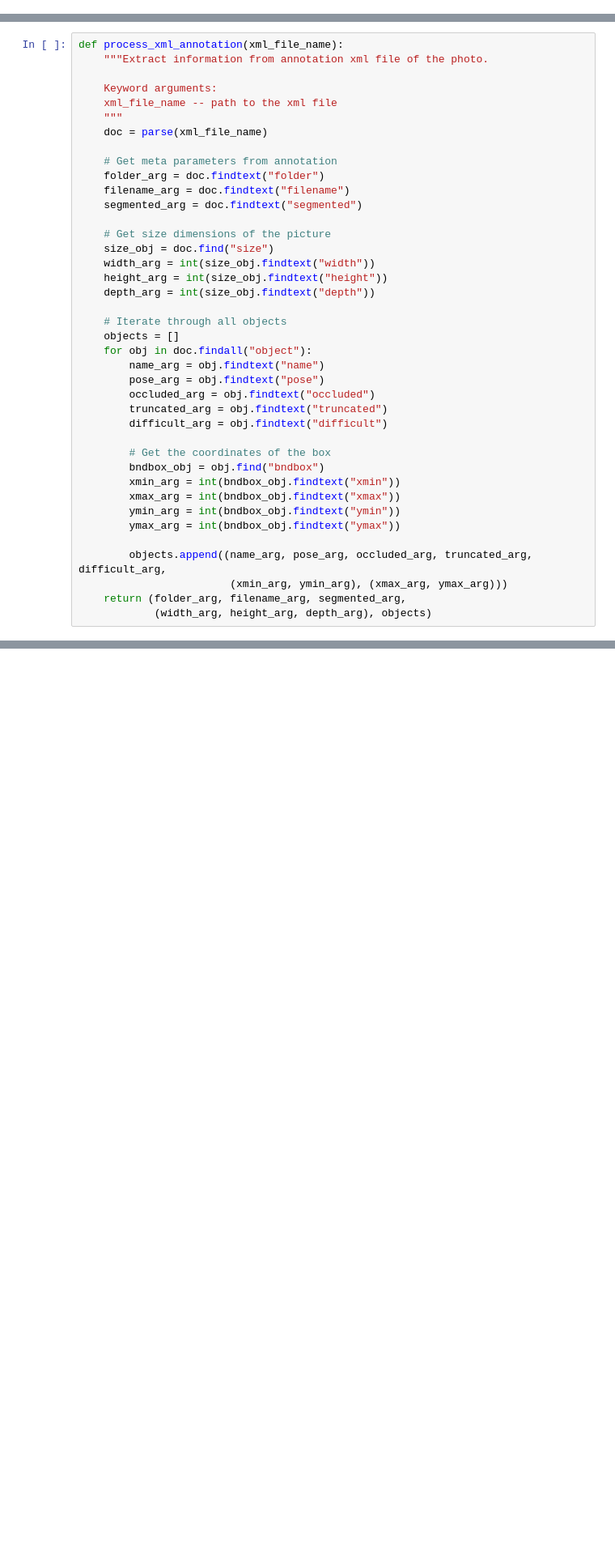
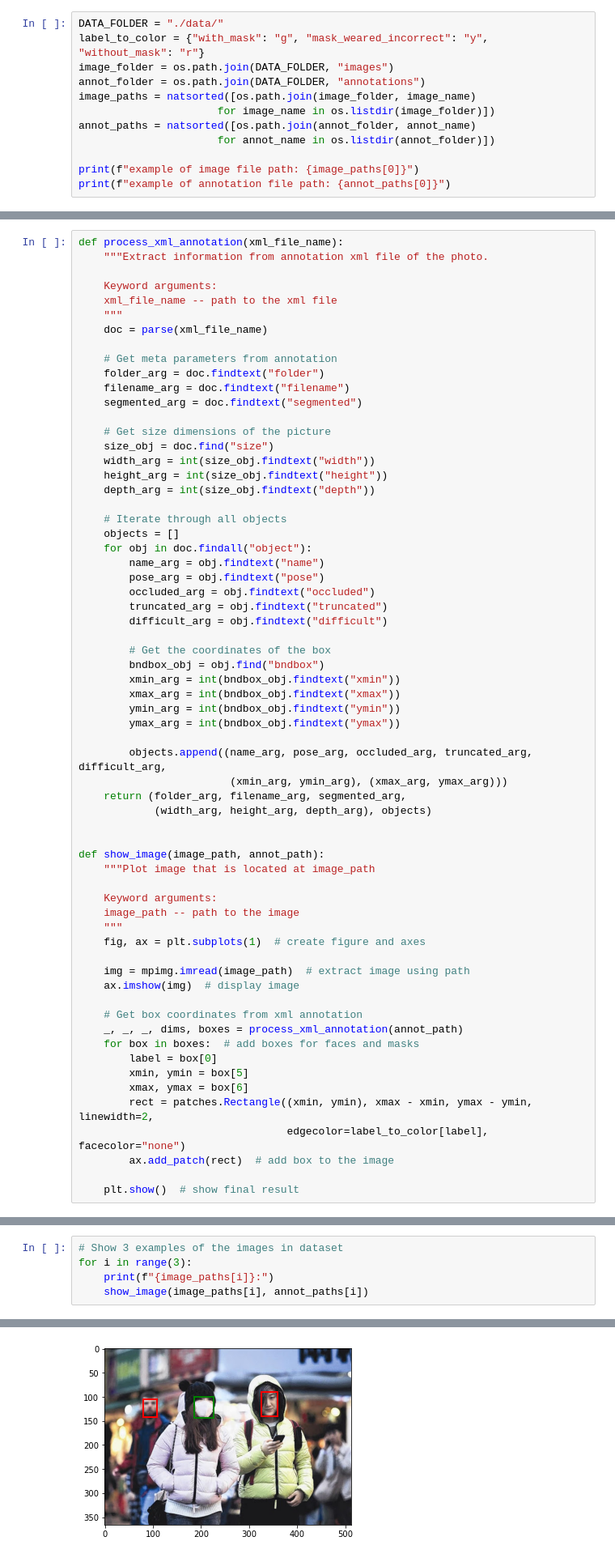
Before and after one commit to dmkirichen/face-mask-detection, a Jupyter notebook: exploratory_data_analysis.ipynb, the cells around one changed output, grey strips where cells are left out. Shown: that part at 81% size. Drawn from its saved outputs; the diff is of its cells as text; blank space fills up the shorter version.

Commit message:
explored dataset pt.2

```diff
--- a/exploratory_data_analysis.ipynb
+++ b/exploratory_data_analysis.ipynb
@@ -4,0 +12,12 @@ from xml.etree.ElementTree import parse
+# %%
+DATA_FOLDER = "./data/"
+label_to_color = {"with_mask": "g", "mask_weared_incorrect": "y", "without_mask": "r"}
+image_folder = os.path.join(DATA_FOLDER, "images")
+annot_folder = os.path.join(DATA_FOLDER, "annotations")
+image_paths = natsorted([os.path.join(image_folder, image_name)
+                      for image_name in os.listdir(image_folder)])
+annot_paths = natsorted([os.path.join(annot_folder, annot_name)
+                      for annot_name in os.listdir(annot_folder)])
+
+print(f"example of image file path: {image_paths[0]}")
+print(f"example of annotation file path: {annot_paths[0]}")
@@ -42,3 +64,27 @@ def process_xml_annotation(xml_file_name):
                         (xmin_arg, ymin_arg), (xmax_arg, ymax_arg)))
     return (folder_arg, filename_arg, segmented_arg,
             (width_arg, height_arg, depth_arg), objects)
+
+
+def show_image(image_path, annot_path):
+    """Plot image that is located at image_path
+
+    Keyword arguments:
+    image_path -- path to the image
+    """
+    fig, ax = plt.subplots(1)  # create figure and axes
+
+    img = mpimg.imread(image_path)  # extract image using path
+    ax.imshow(img)  # display image
+
+    # Get box coordinates from xml annotation
+    _, _, _, dims, boxes = process_xml_annotation(annot_path)
+    for box in boxes:  # add boxes for faces and masks
+        label = box[0]
+        xmin, ymin = box[5]
+        xmax, ymax = box[6]
+        rect = patches.Rectangle((xmin, ymin), xmax - xmin, ymax - ymin, linewidth=2,
+                                 edgecolor=label_to_color[label], facecolor="none")
+        ax.add_patch(rect)  # add box to the image
+
+    plt.show()  # show final result
@@ -54,0 +91,6 @@ process_xml_annotation("./data/annotations/maksssksksss0.xml")
+# %%
+# Show 3 examples of the images in dataset
+for i in range(3):
+    print(f"{image_paths[i]}:")
+    show_image(image_paths[i], annot_paths[i])
+# %% [output]
@@ -54,0 +98 @@ process_xml_annotation("./data/annotations/maksssksksss0.xml")
+[figure, added]
```
Also changed, not shown: parts of 8 cells of this notebook.
